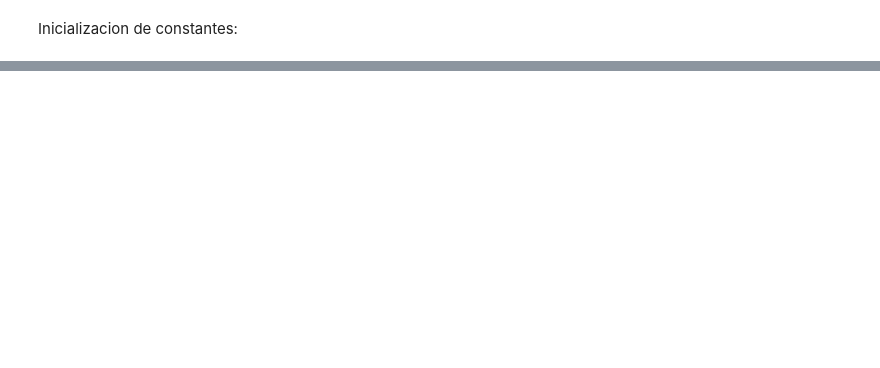
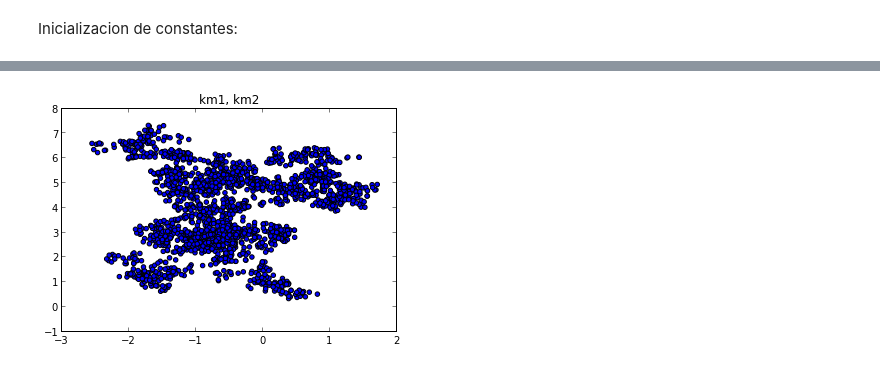
Before and after one commit to HalbardHobby/FisicaComputacional, a Jupyter notebook: Tarea8/TryDis.ipynb, the cells around one changed output, grey strips where cells are left out. Cells and saved outputs as stored; diff of their text form; code cells hidden in the pictures; blank space fills up the shorter version.

```diff
--- a/Tarea8/TryDis.ipynb
+++ b/Tarea8/TryDis.ipynb
@@ -163,0 +223,6 @@ array([ 0.5])
+# %%
+title("km1, km2")
+scatter(km1_walk, km2_walk)
+show()
+# %% [output]
+[figure, added]
```
Also changed, not shown: parts of 29 cells of this notebook.
